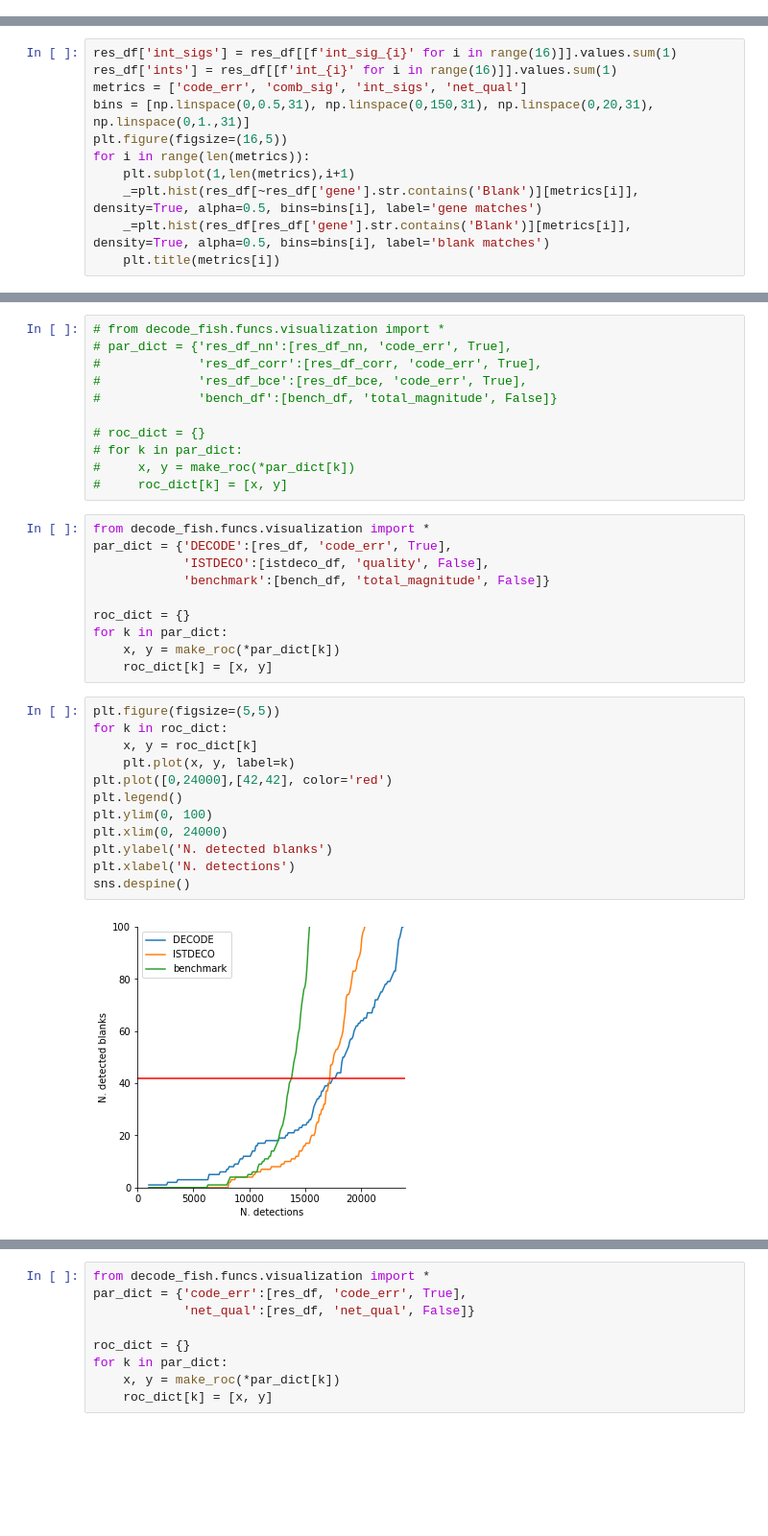
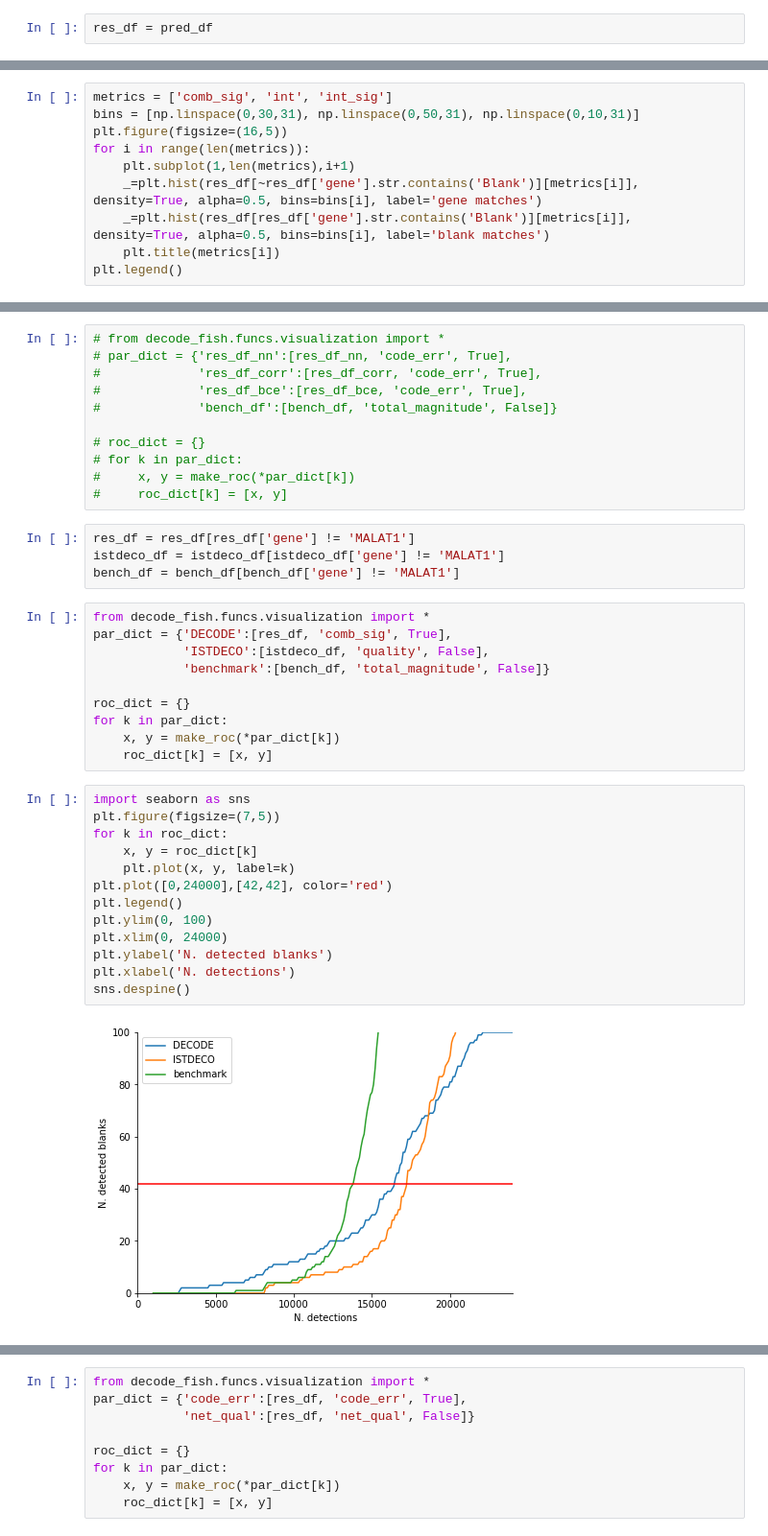
Before and after one commit to TuragaLab/decode_fish, a Jupyter notebook: nbs/19_MERFISH_routines.ipynb, the cells around one changed output, grey strips where cells are left out. Shown at 96% size. Cells and saved outputs as stored; diff of their text form; blank space fills up the shorter version.

```diff
--- a/nbs/19_MERFISH_routines.ipynb
+++ b/nbs/19_MERFISH_routines.ipynb
@@ -221 +218,3 @@ AttributeError: 'NpzFile' object has no attribute 'shape'
+# %%
+res_df = pred_df
 # %%
@@ -327,12 +338,11 @@ plot_gene_panels(res_sub, bench_match, matches, targets)
 # %%
-res_df['int_sigs'] = res_df[[f'int_sig_{i}' for i in range(16)]].values.sum(1)
-res_df['ints'] = res_df[[f'int_{i}' for i in range(16)]].values.sum(1)
-metrics = ['code_err', 'comb_sig', 'int_sigs', 'net_qual']
-bins = [np.linspace(0,0.5,31), np.linspace(0,150,31), np.linspace(0,20,31), np.linspace(0,1.,31)]
+metrics = ['comb_sig', 'int', 'int_sig']
+bins = [np.linspace(0,30,31), np.linspace(0,50,31), np.linspace(0,10,31)]
 plt.figure(figsize=(16,5))
 for i in range(len(metrics)):
     plt.subplot(1,len(metrics),i+1)
     _=plt.hist(res_df[~res_df['gene'].str.contains('Blank')][metrics[i]], density=True, alpha=0.5, bins=bins[i], label='gene matches')
     _=plt.hist(res_df[res_df['gene'].str.contains('Blank')][metrics[i]], density=True, alpha=0.5, bins=bins[i], label='blank matches')
     plt.title(metrics[i])
+plt.legend()
 # %% [output]
@@ -361,9 +372,13 @@ def make_roc(df, var='code_err', ascending=True, n_max=30000):
 # for k in par_dict:
 #     x, y = make_roc(*par_dict[k])
 #     roc_dict[k] = [x, y]
+# %%
+res_df = res_df[res_df['gene'] != 'MALAT1']
+istdeco_df = istdeco_df[istdeco_df['gene'] != 'MALAT1']
+bench_df = bench_df[bench_df['gene'] != 'MALAT1']
 # %%
 from decode_fish.funcs.visualization import *
-par_dict = {'DECODE':[res_df, 'code_err', True],
+par_dict = {'DECODE':[res_df, 'comb_sig', True],
             'ISTDECO':[istdeco_df, 'quality', False],
             'benchmark':[bench_df, 'total_magnitude', False]}
 
@@ -372,16 +387,17 @@ for k in par_dict:
     x, y = make_roc(*par_dict[k])
     roc_dict[k] = [x, y]
 # %%
-plt.figure(figsize=(5,5))
+import seaborn as sns
+plt.figure(figsize=(7,5))
 for k in roc_dict:
     x, y = roc_dict[k]
     plt.plot(x, y, label=k)
 plt.plot([0,24000],[42,42], color='red')
 plt.legend()
 plt.ylim(0, 100)
 plt.xlim(0, 24000)
 plt.ylabel('N. detected blanks')
 plt.xlabel('N. detections')
 sns.despine()
 # %% [output]
-[figure, old version]
+[figure, new version]
```
Also changed, not shown: parts of 16 cells of this notebook, 23 other files.
